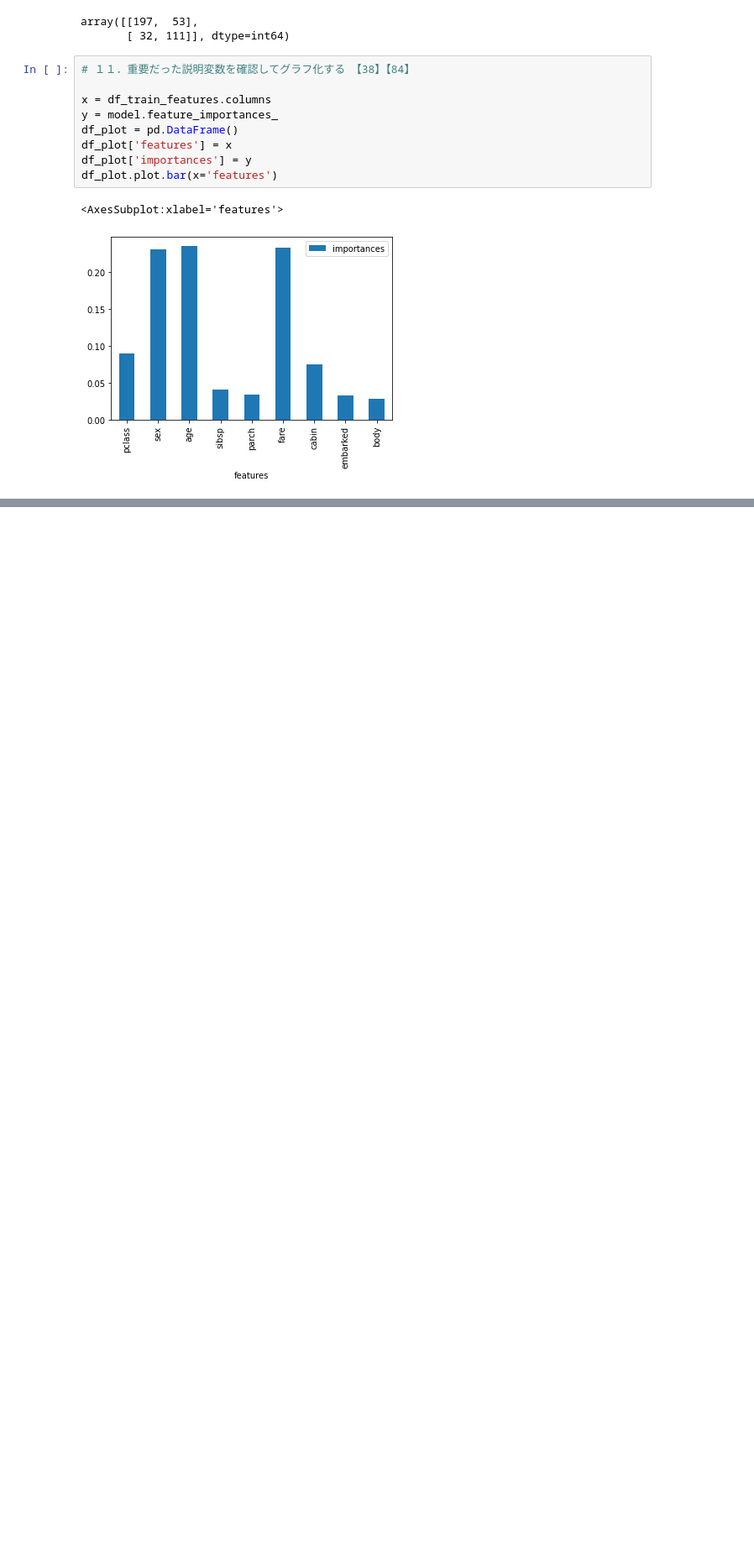
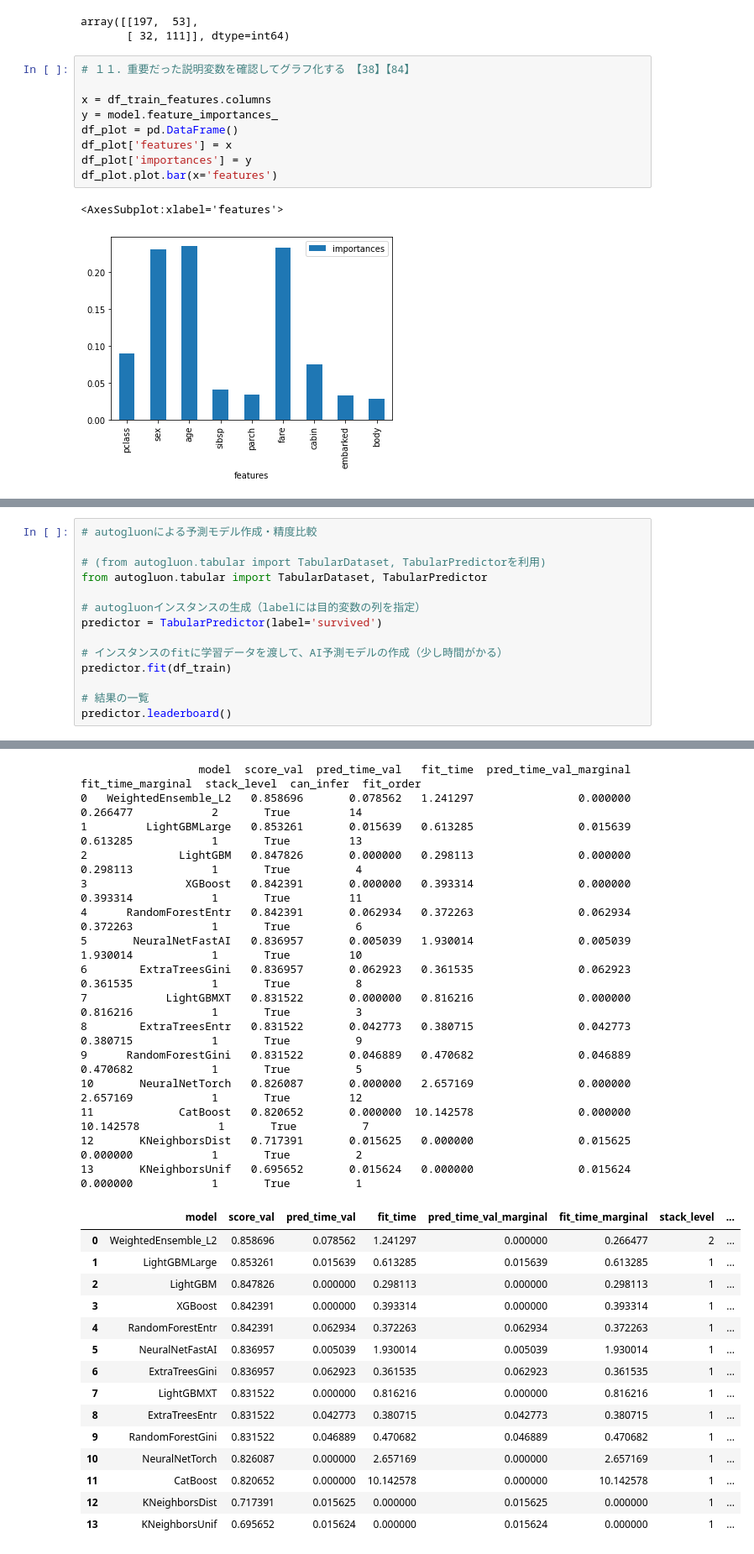
Before and after one commit to ikuo-kobayashi/aihandson, a Jupyter notebook: titanic_answer.ipynb, the cells around one changed output, grey strips where cells are left out. Shown at 84% size. Drawn from its saved outputs; the diff is of its cells as text; blank space fills up the shorter version.

```diff
--- a/titanic_answer.ipynb
+++ b/titanic_answer.ipynb
@@ -563,0 +573,15 @@ df_plot.plot.bar(x='features')
+# %%
+# autogluonによる予測モデル作成・精度比較
+
+# (from autogluon.tabular import TabularDataset, TabularPredictorを利用)
+from autogluon.tabular import TabularDataset, TabularPredictor
+
+# autogluonインスタンスの生成（labelには目的変数の列を指定）
+predictor = TabularPredictor(label='survived')
+
+# インスタンスのfitに学習データを渡して、AI予測モデルの作成（少し時間がかる）
+predictor.fit(df_train)
+
+# 結果の一覧
+predictor.leaderboard()
+# %% [output]
@@ -563,0 +605,30 @@ df_plot.plot.bar(x='features')
+                  model  score_val  pred_time_val   fit_time  pred_time_val_marginal  fit_time_marginal  stack_level  can_infer  fit_order
+0   WeightedEnsemble_L2   0.858696       0.078562   1.241297                0.000000           0.266477            2       True         14
+1         LightGBMLarge   0.853261       0.015639   0.613285                0.015639           0.613285            1       True         13
+2              LightGBM   0.847826       0.000000   0.298113                0.000000           0.298113            1       True          4
+3               XGBoost   0.842391       0.000000   0.393314                0.000000           0.393314            1       True         11
+4      RandomForestEntr   0.842391       0.062934   0.372263                0.062934           0.372263            1       True          6
+5       NeuralNetFastAI   0.836957       0.005039   1.930014                0.005039           1.930014            1       True         10
+6        ExtraTreesGini   0.836957       0.062923   0.361535                0.062923           0.361535            1       True          8
+7            LightGBMXT   0.831522       0.000000   0.816216                0.000000           0.816216            1       True          3
+8        ExtraTreesEntr   0.831522       0.042773   0.380715                0.042773           0.380715            1       True          9
+9      RandomForestGini   0.831522       0.046889   0.470682                0.046889           0.470682            1       True          5
+10       NeuralNetTorch   0.826087       0.000000   2.657169                0.000000           2.657169            1       True         12
+11             CatBoost   0.820652       0.000000  10.142578                0.000000          10.142578            1       True          7
+12       KNeighborsDist   0.717391       0.015625   0.000000                0.015625           0.000000            1       True          2
+13       KNeighborsUnif   0.695652       0.015624   0.000000                0.015624           0.000000            1       True          1
+|  | model | score_val | pred_time_val | fit_time | pred_time_val_marginal | fit_time_marginal | stack_level | ... |
+| 0 | WeightedEnsemble_L2 | 0.858696 | 0.078562 | 1.241297 | 0.000000 | 0.266477 | 2 | ... |
+| 1 | LightGBMLarge | 0.853261 | 0.015639 | 0.613285 | 0.015639 | 0.613285 | 1 | ... |
+| 2 | LightGBM | 0.847826 | 0.000000 | 0.298113 | 0.000000 | 0.298113 | 1 | ... |
+| 3 | XGBoost | 0.842391 | 0.000000 | 0.393314 | 0.000000 | 0.393314 | 1 | ... |
+| 4 | RandomForestEntr | 0.842391 | 0.062934 | 0.372263 | 0.062934 | 0.372263 | 1 | ... |
+| 5 | NeuralNetFastAI | 0.836957 | 0.005039 | 1.930014 | 0.005039 | 1.930014 | 1 | ... |
+| 6 | ExtraTreesGini | 0.836957 | 0.062923 | 0.361535 | 0.062923 | 0.361535 | 1 | ... |
+| 7 | LightGBMXT | 0.831522 | 0.000000 | 0.816216 | 0.000000 | 0.816216 | 1 | ... |
+| 8 | ExtraTreesEntr | 0.831522 | 0.042773 | 0.380715 | 0.042773 | 0.380715 | 1 | ... |
+| 9 | RandomForestGini | 0.831522 | 0.046889 | 0.470682 | 0.046889 | 0.470682 | 1 | ... |
+| 10 | NeuralNetTorch | 0.826087 | 0.000000 | 2.657169 | 0.000000 | 2.657169 | 1 | ... |
+| 11 | CatBoost | 0.820652 | 0.000000 | 10.142578 | 0.000000 | 10.142578 | 1 | ... |
+| 12 | KNeighborsDist | 0.717391 | 0.015625 | 0.000000 | 0.015625 | 0.000000 | 1 | ... |
+| 13 | KNeighborsUnif | 0.695652 | 0.015624 | 0.000000 | 0.015624 | 0.000000 | 1 | ... |
```
Also changed, not shown: parts of 5 cells of this notebook, 3 other files.
